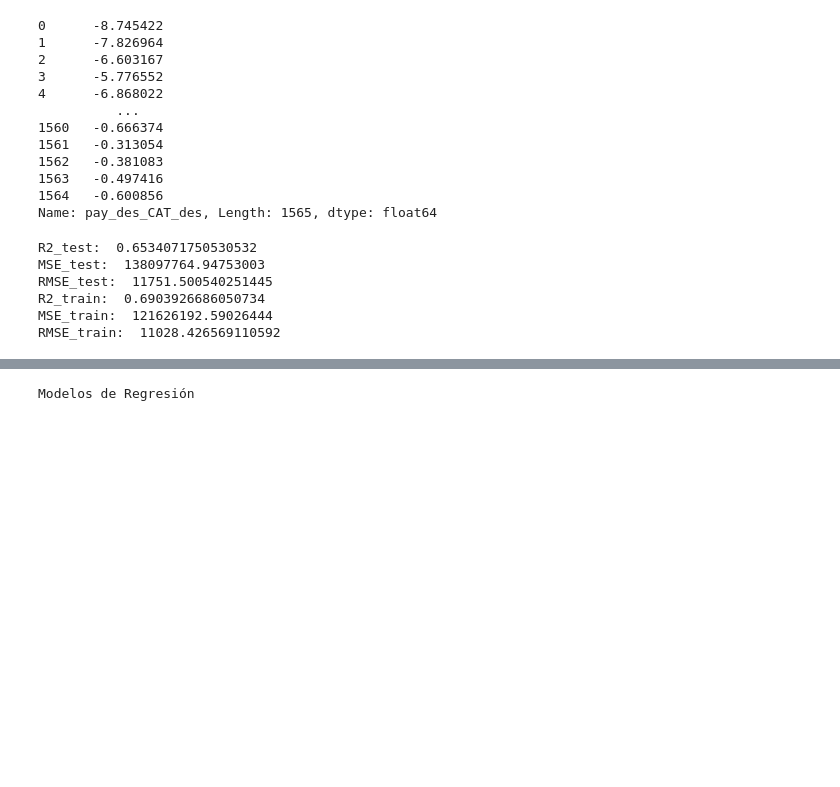
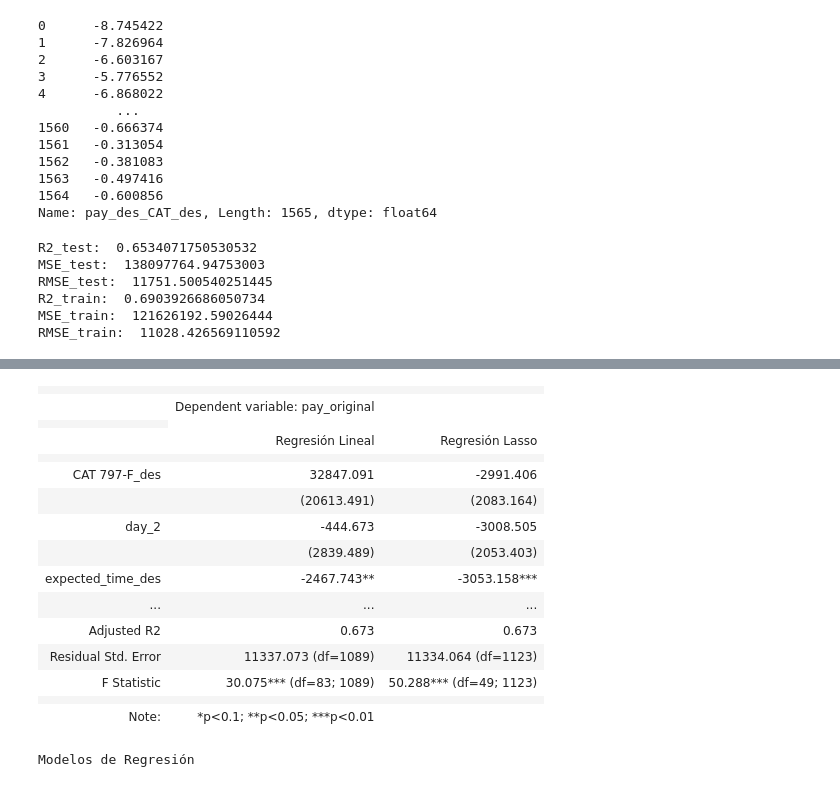
Before and after one commit to ecdiazl/capstone-project, a Jupyter notebook: RLine/Capstone - Regresion Lineal v8 (payload).ipynb, the cells around one changed output, grey strips where cells are left out. Saved outputs shown, nothing was run; the diff lists cells and outputs as text; code cells hidden in the pictures; blank space fills up the shorter version.

```diff
--- a/RLine/Capstone - Regresion Lineal v8 (payload).ipynb
+++ b/RLine/Capstone - Regresion Lineal v8 (payload).ipynb
@@ -752,0 +785,28 @@ stargazer = Stargazer([ro, ls])
+# %%
+# tabla con las ultimas 10 variables
+stargazer = Stargazer([ro, ls])
+stargazer.custom_columns(['Regresión Lineal', 'Regresión Lasso'], [1, 1])
+stargazer.show_model_numbers(False)
+stargazer.show_degrees_of_freedom(True)
+stargazer.show_residual_std_err
+stargazer.show_f_statistic
+stargazer.show_adj_r2
+stargazer.covariate_order(bottom_var_index)
+stargazer
+# %% [output]
+|  |  |  |
+|  | Dependent variable: pay_original |  |
+|  |
+|  | Regresión Lineal | Regresión Lasso |
+|  |  |  |
+| CAT 797-F_des | 32847.091 | -2991.406 |
+|  | (20613.491) | (2083.164) |
+| day_2 | -444.673 | -3008.505 |
+|  | (2839.489) | (2053.403) |
+| expected_time_des | -2467.743** | -3053.158*** |
+| ... | ... | ... |
+| Adjusted R2 | 0.673 | 0.673 |
+| Residual Std. Error | 11337.073 (df=1089) | 11334.064 (df=1123) |
+| F Statistic | 30.075*** (df=83; 1089) | 50.288*** (df=49; 1123) |
+|  |  |  |
+| Note: | *p<0.1; **p<0.05; ***p<0.01 |  |
```
Also changed, not shown: parts of 19 cells of this notebook, 3 other files.
